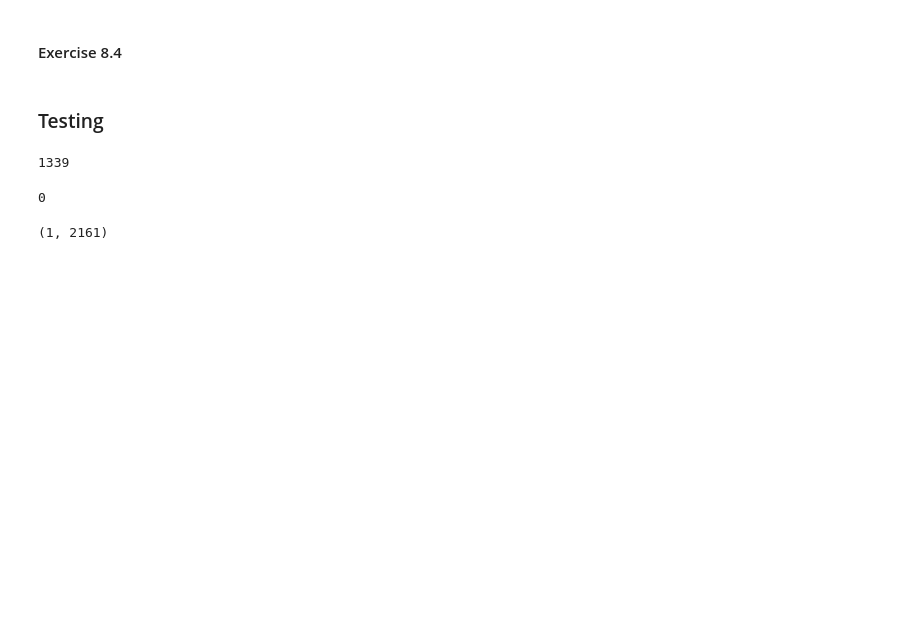
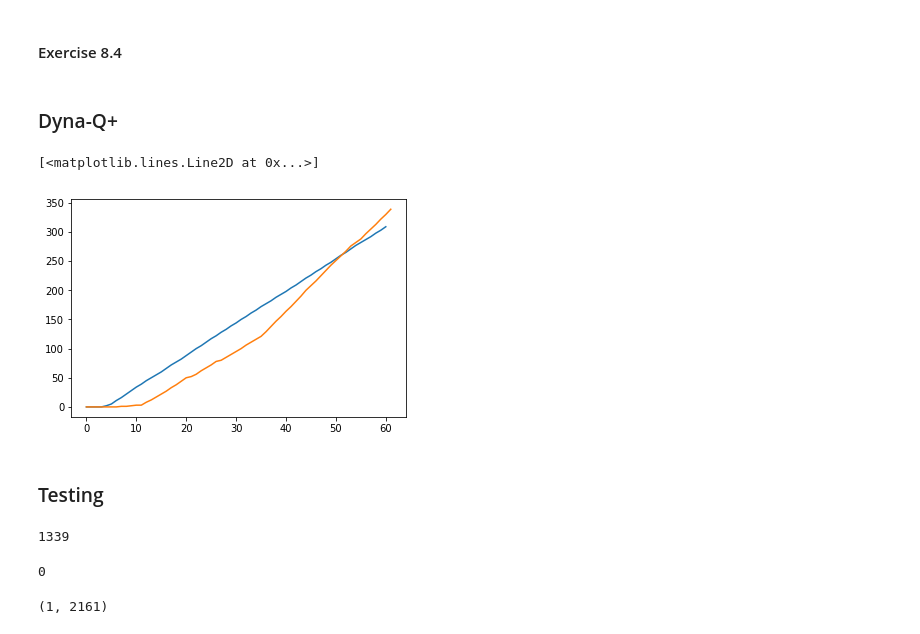
Before and after one commit to muarvyn/SuttonBartoRLBook.exercise, a Jupyter notebook: ShortcutMaze/Q-Planning.ipynb, the cells around one changed output. Cells and saved outputs as stored; diff of their text form; code cells hidden in the pictures; blank space fills up the shorter version.

```diff
--- a/ShortcutMaze/Q-Planning.ipynb
+++ b/ShortcutMaze/Q-Planning.ipynb
@@ -228,0 +333,2 @@ Reward
+# %% [markdown]
+### Dyna-Q+
@@ -228,0 +478,6 @@ Reward
+# %%
+plt.plot(Reward100)
+plt.plot(DQPlusReward)
+# %% [output]
+[<matplotlib.lines.Line2D at 0x...>]
+[figure, added]
```
Also changed, not shown: parts of 27 cells of this notebook.
